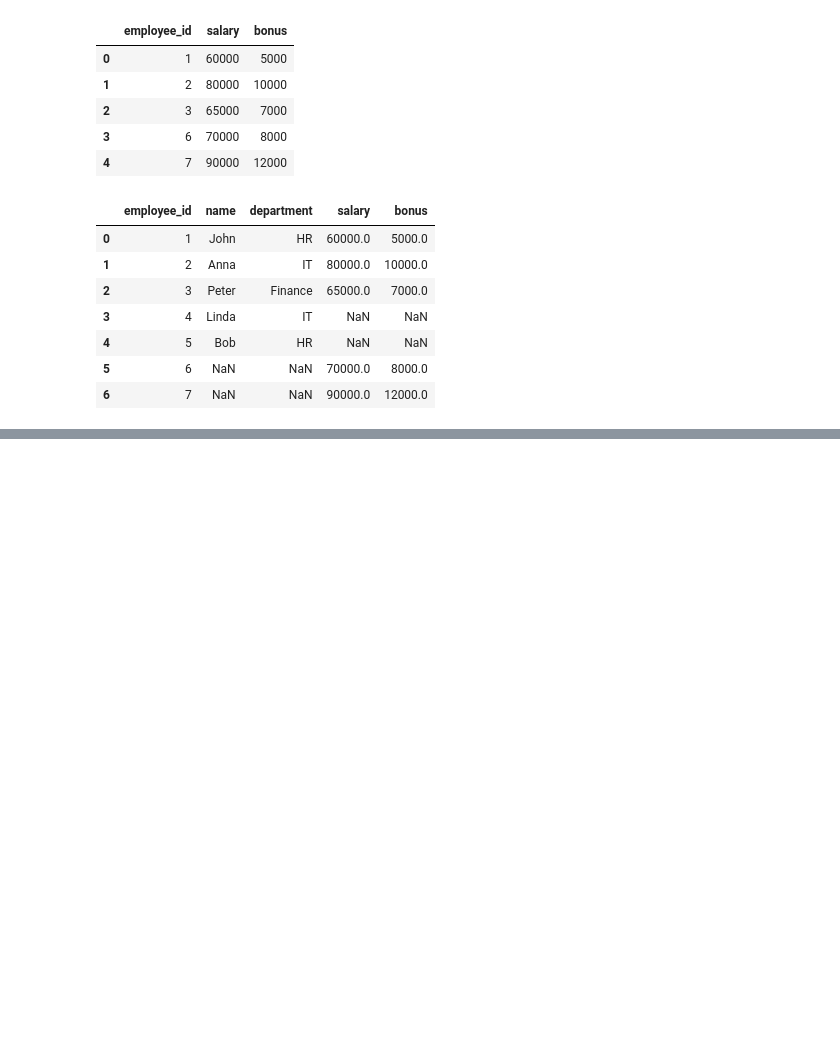
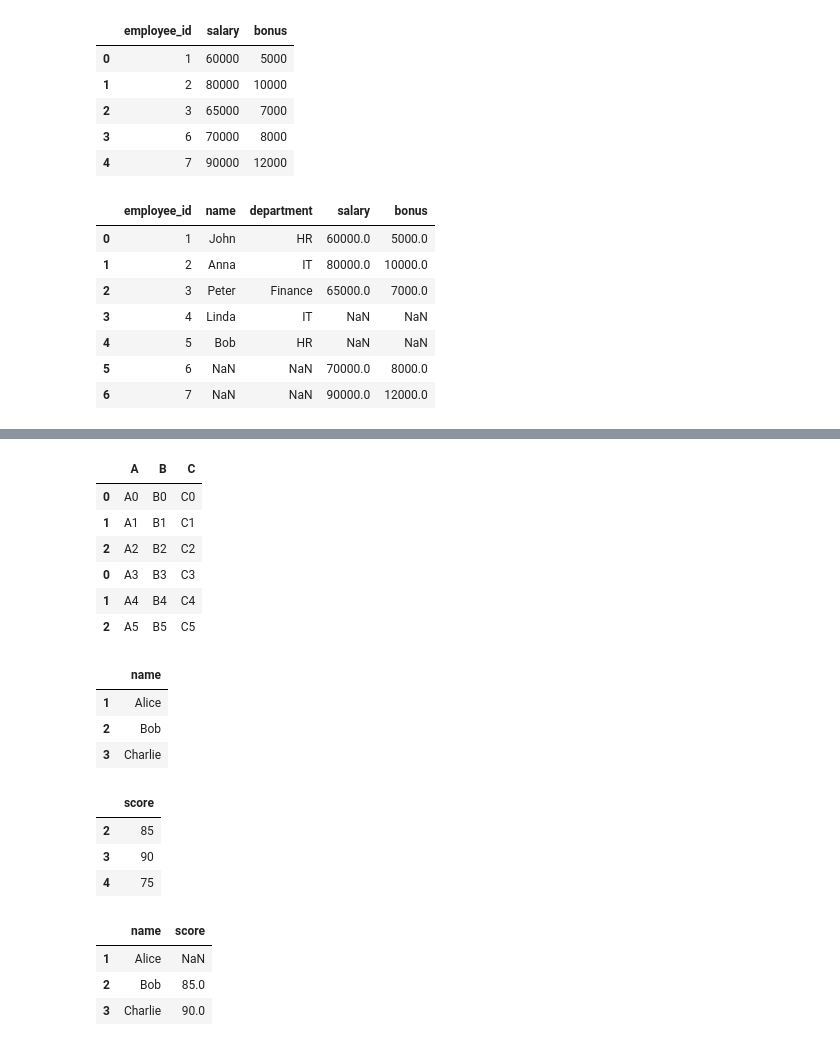
Before and after one commit to subhajit404/numpy-and-pandas-learning, a Jupyter notebook: pandas/pandas.ipynb, the cells around one changed output, grey strips where cells are left out. Drawn from its saved outputs; the diff is of its cells as text; code cells hidden in the pictures; blank space fills up the shorter version.

Commit message:
Update Concatination

```diff
--- a/pandas/pandas.ipynb
+++ b/pandas/pandas.ipynb
@@ -179,0 +189,22 @@ pd.merge(employees,salaries,on='employee_id',how="outer")
+# %%
+df1 = pd.DataFrame({
+    'A': ['A0', 'A1', 'A2'],
+    'B': ['B0', 'B1', 'B2'],
+    'C': ['C0', 'C1', 'C2']
+})
+
+df2 = pd.DataFrame({
+    'A': ['A3', 'A4', 'A5'],
+    'B': ['B3', 'B4', 'B5'],
+    'C': ['C3', 'C4', 'C5']
+})
+# %%
+pd.concat([df1,df2])
+# %% [output]
+|  | A | B | C |
+| 0 | A0 | B0 | C0 |
+| 1 | A1 | B1 | C1 |
+| 2 | A2 | B2 | C2 |
+| 0 | A3 | B3 | C3 |
+| 1 | A4 | B4 | C4 |
+| 2 | A5 | B5 | C5 |
@@ -179,0 +220,21 @@ pd.merge(employees,salaries,on='employee_id',how="outer")
+# %%
+df1
+# %% [output]
+|  | name |
+| 1 | Alice |
+| 2 | Bob |
+| 3 | Charlie |
+# %%
+df2
+# %% [output]
+|  | score |
+| 2 | 85 |
+| 3 | 90 |
+| 4 | 75 |
+# %%
+df1.join(df2)
+# %% [output]
+|  | name | score |
+| 1 | Alice | NaN |
+| 2 | Bob | 85.0 |
+| 3 | Charlie | 90.0 |
```
Also changed, not shown: parts of 2 cells of this notebook.
